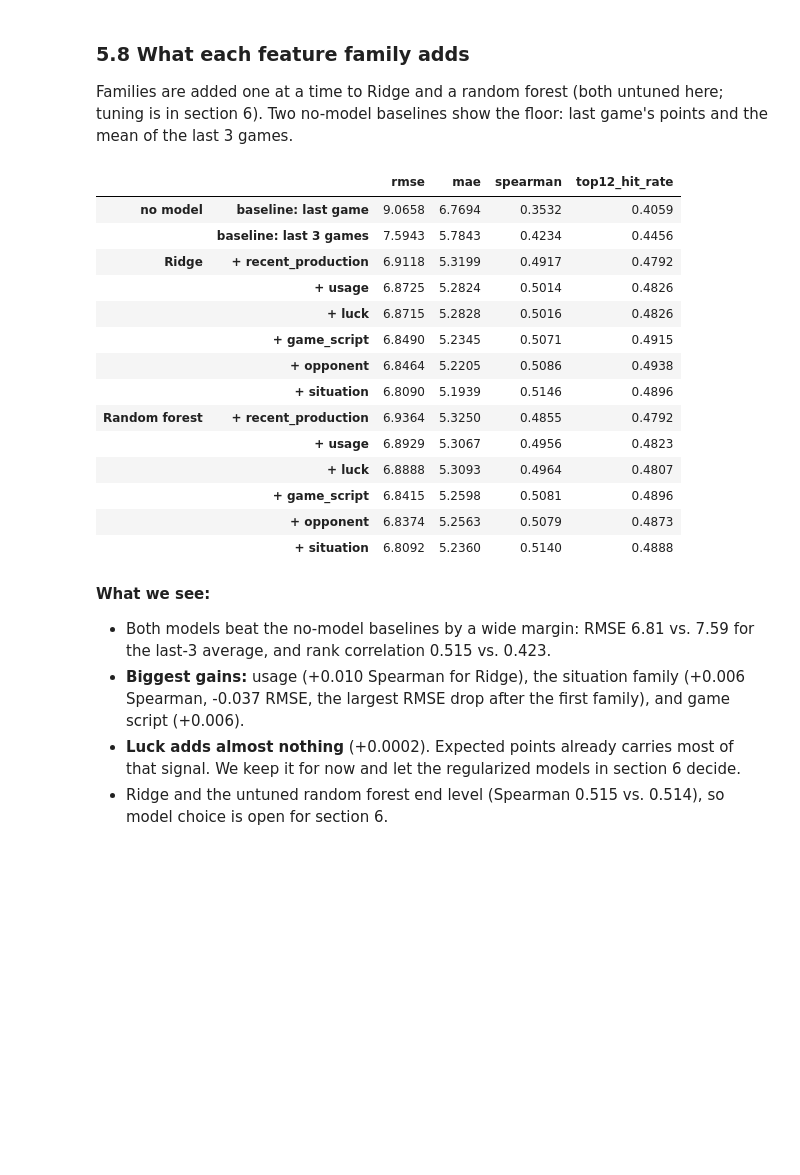
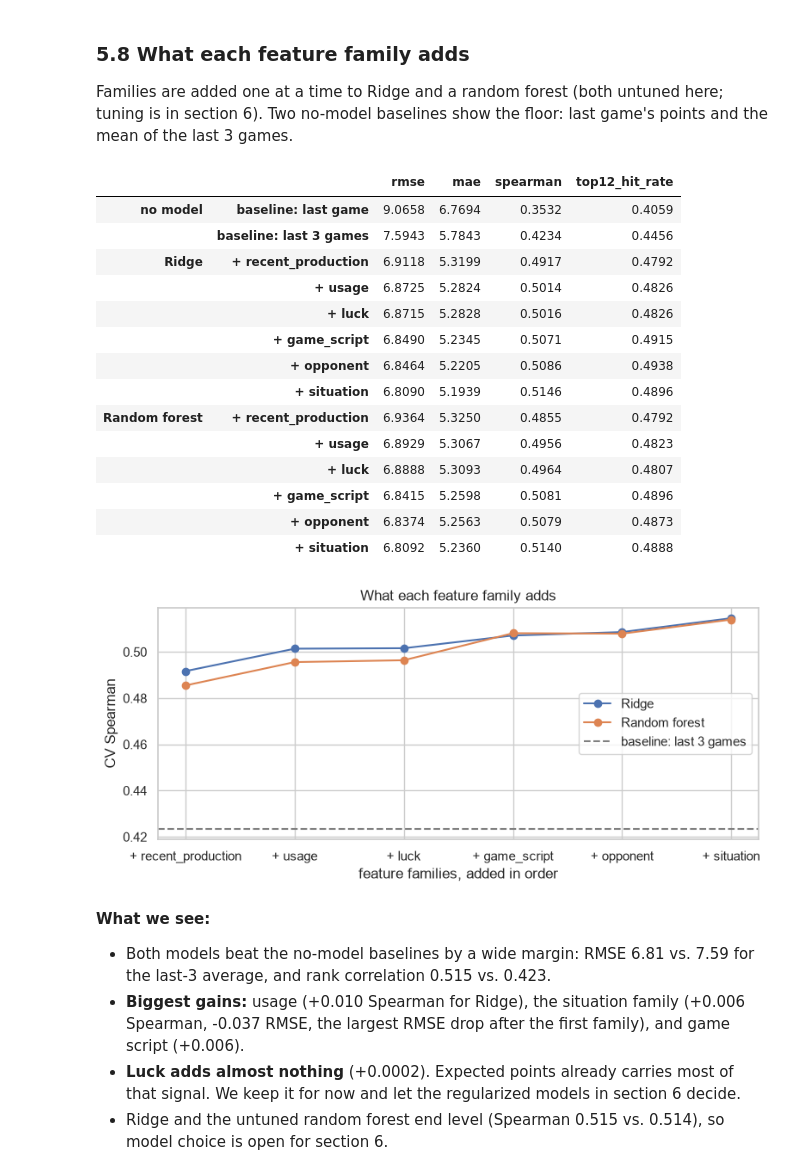
Before and after one commit to HashaRock/CS363M_FFBall_Project, a Jupyter notebook: fantasy_football_rankings.ipynb, the cells around one changed output. Drawn from its saved outputs; the diff is of its cells as text; code cells hidden in the pictures; blank space fills up the shorter version.

```diff
--- a/fantasy_football_rankings.ipynb
+++ b/fantasy_football_rankings.ipynb
@@ -1009,33 +1018,43 @@ def family_ladder(data, model):
     results, columns = {}, []
     for family, cols in FEATURE_FAMILIES.items():
         columns = columns + cols
         if family != "position":
             results[f"+ {family}"] = cross_validate(model, data, columns)[0]
     return results
 
 
 family_results = pd.concat({
     "no model": pd.DataFrame(baseline_scores(train_features)).T,
     "Ridge": pd.DataFrame(family_ladder(train_features, ridge)).T,
     "Random forest": pd.DataFrame(family_ladder(train_features, forest)).T,
 }).round(4)
 display(family_results)
+
+ladder = family_results.loc[["Ridge", "Random forest"], "spearman"].unstack(0)
+ladder = ladder.loc[[f"+ {family}" for family in FEATURE_FAMILIES if family != "position"]]
+ax = ladder.plot(marker="o", figsize=(9, 3.5), xlabel="feature families, added in order", ylabel="CV Spearman",
+                 title="What each feature family adds")
+ax.axhline(family_results.loc[("no model", "baseline: last 3 games"), "spearman"], color="gray", linestyle="--",
+           label="baseline: last 3 games")
+ax.legend()
+plt.show()
 # %% [output]
 |  |  | rmse | mae | spearman | top12_hit_rate |
 | no model | baseline: last game | 9.0658 | 6.7694 | 0.3532 | 0.4059 |
 |  | baseline: last 3 games | 7.5943 | 5.7843 | 0.4234 | 0.4456 |
 | Ridge | + recent_production | 6.9118 | 5.3199 | 0.4917 | 0.4792 |
 |  | + usage | 6.8725 | 5.2824 | 0.5014 | 0.4826 |
 |  | + luck | 6.8715 | 5.2828 | 0.5016 | 0.4826 |
 |  | + game_script | 6.8490 | 5.2345 | 0.5071 | 0.4915 |
 |  | + opponent | 6.8464 | 5.2205 | 0.5086 | 0.4938 |
 |  | + situation | 6.8090 | 5.1939 | 0.5146 | 0.4896 |
 | Random forest | + recent_production | 6.9364 | 5.3250 | 0.4855 | 0.4792 |
 |  | + usage | 6.8929 | 5.3067 | 0.4956 | 0.4823 |
 |  | + luck | 6.8888 | 5.3093 | 0.4964 | 0.4807 |
 |  | + game_script | 6.8415 | 5.2598 | 0.5081 | 0.4896 |
 |  | + opponent | 6.8374 | 5.2563 | 0.5079 | 0.4873 |
 |  | + situation | 6.8092 | 5.2360 | 0.5140 | 0.4888 |
+[figure, added]
 # %% [markdown]
 **What we see:**
 - Both models beat the no-model baselines by a wide margin: RMSE 6.81 vs. 7.59 for the last-3 average, and rank correlation 0.515 vs. 0.423.
```
Also changed, not shown: parts of 16 cells of this notebook, 5 other files.
